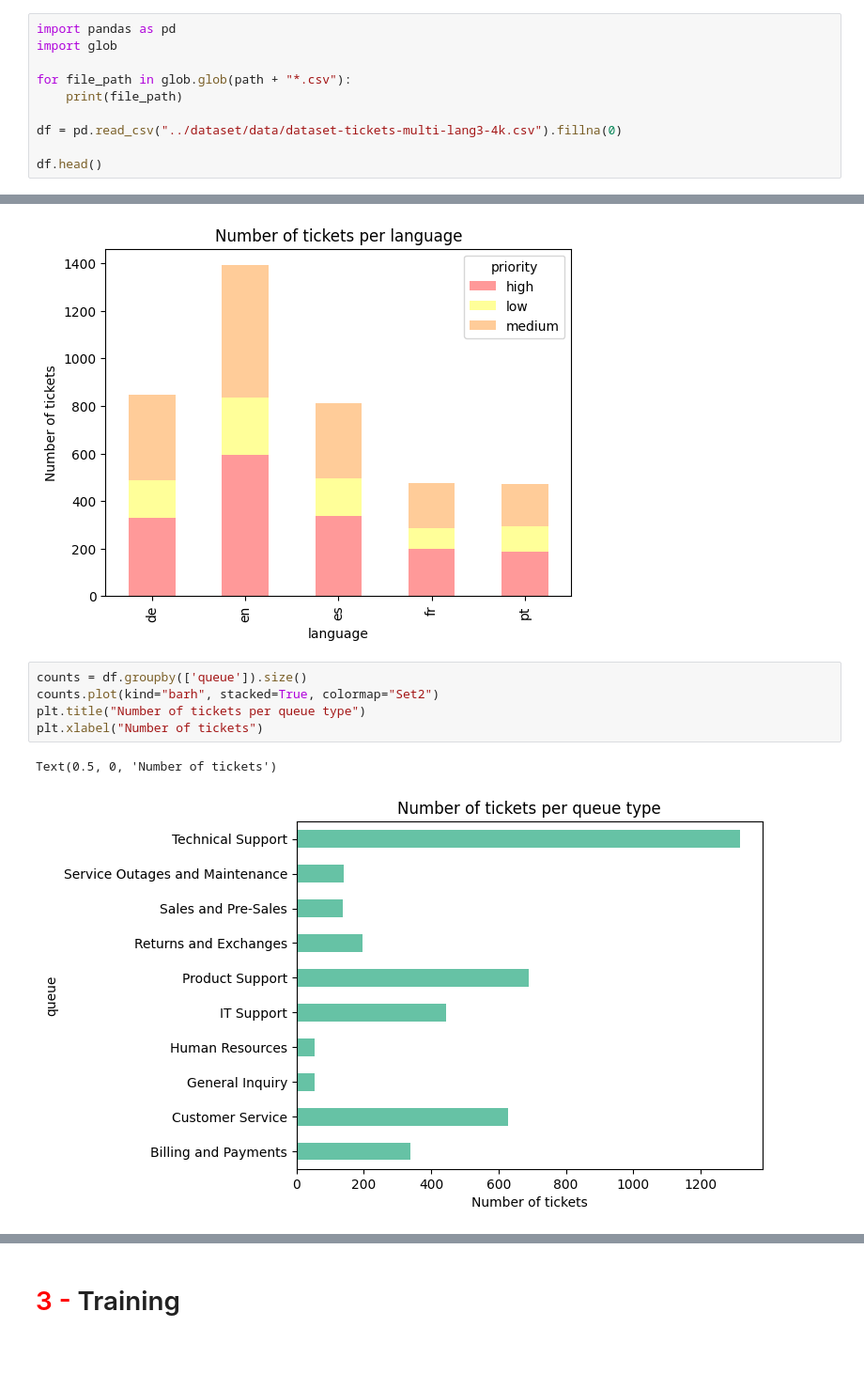
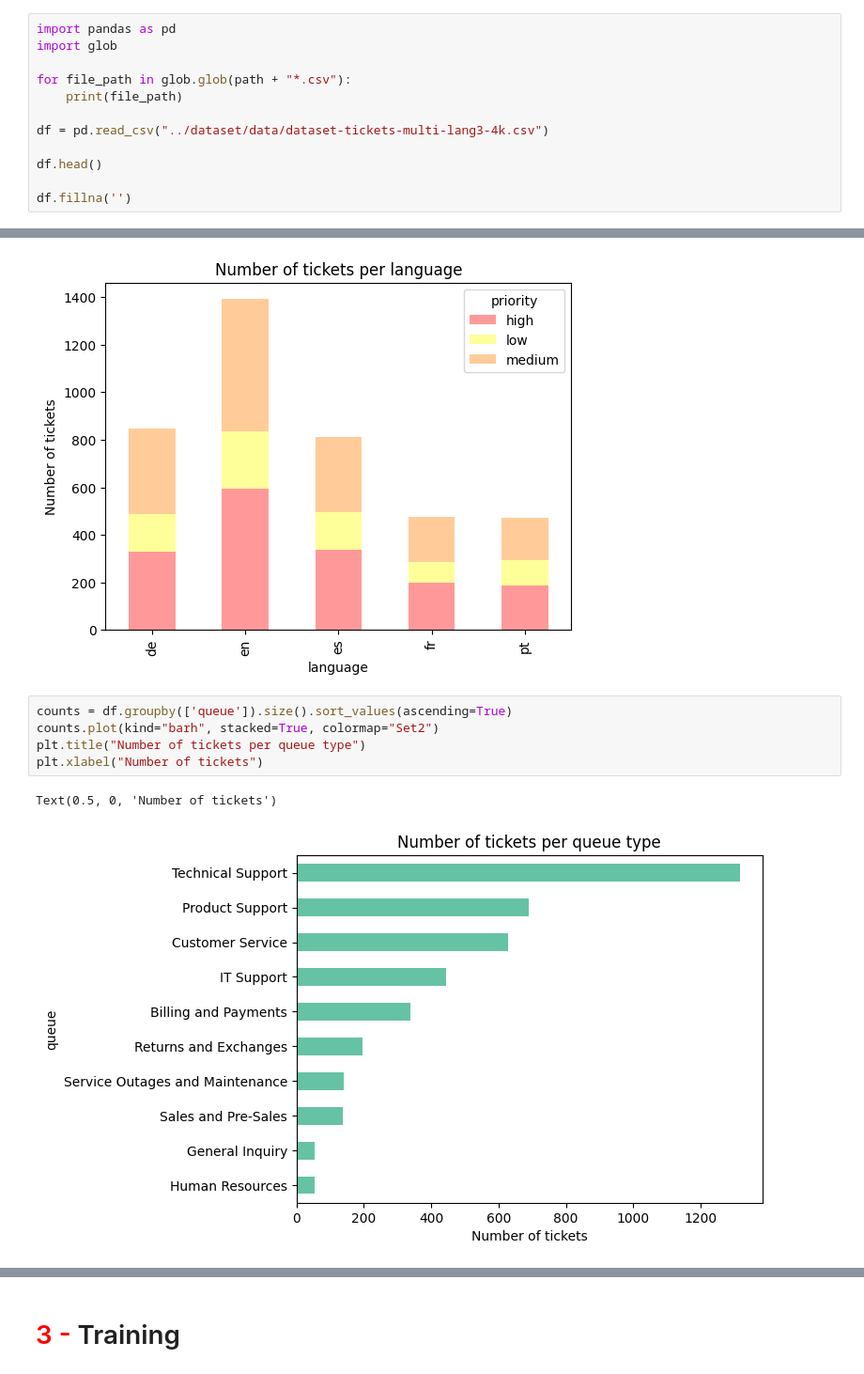
Before and after one commit to SharkSWasik/ai-ticketing-assistant, a Jupyter notebook: notebooks/priority_classification.ipynb, the cells around one changed output, grey strips where cells are left out. Shown at 94% size. Cells and saved outputs as stored; diff of their text form.

```diff
--- a/notebooks/priority_classification.ipynb
+++ b/notebooks/priority_classification.ipynb
@@ -12,9 +9,11 @@ import glob
 for file_path in glob.glob(path + "*.csv"):
     print(file_path)
 
-df = pd.read_csv("../dataset/data/dataset-tickets-multi-lang3-4k.csv").fillna(0)
+df = pd.read_csv("../dataset/data/dataset-tickets-multi-lang3-4k.csv")
 
 df.head()
+
+df.fillna('')
 # %% [output]
 ../dataset/data/aa_dataset-tickets-multi-lang-5-2-50-version.csv
 ../dataset/data/dataset-tickets-german_normalized.csv
@@ -66,11 +72,11 @@ Text(0, 0.5, 'Number of tickets')
 [figure]
 [figure]
 # %%
-counts = df.groupby(['queue']).size()
+counts = df.groupby(['queue']).size().sort_values(ascending=True)
 counts.plot(kind="barh", stacked=True, colormap="Set2")
 plt.title("Number of tickets per queue type")
 plt.xlabel("Number of tickets")
 # %% [output]
 Text(0.5, 0, 'Number of tickets')
-[figure, old version]
+[figure, new version]
 # %%
```
Also changed, not shown: parts of 18 cells of this notebook.
